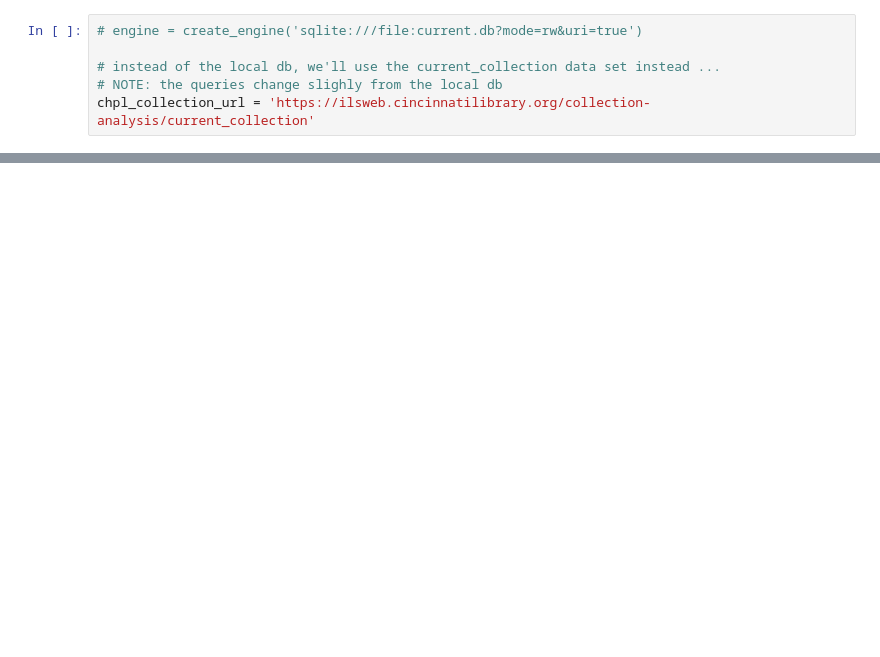
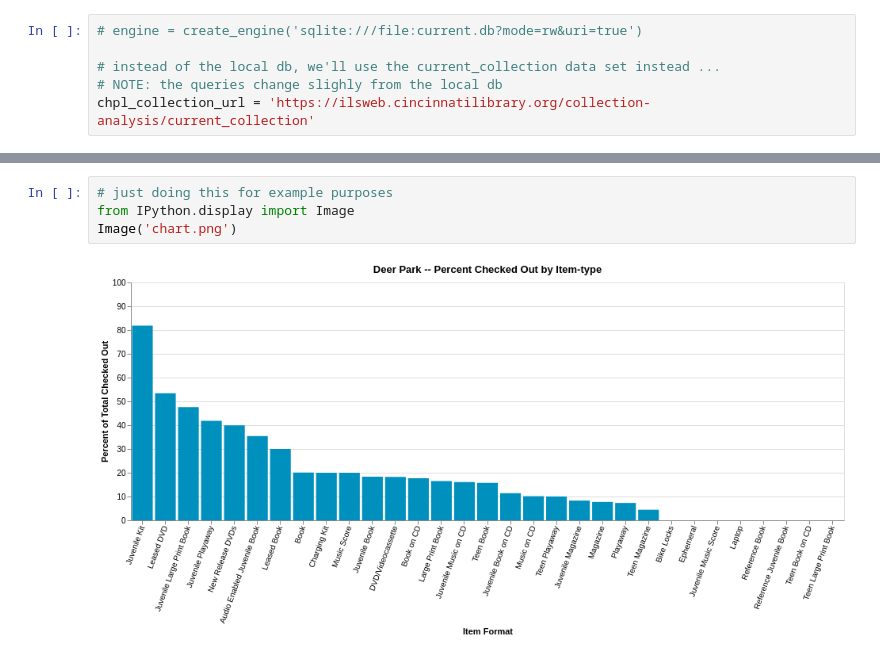
Before and after one commit to cincinnatilibrary/collection-analysis, a Jupyter notebook: reports/google_colab_report_template.ipynb, the cells around one changed output, grey strips where cells are left out. Cells and saved outputs as stored; diff of their text form; blank space fills up the shorter version.

```diff
--- a/reports/google_colab_report_template.ipynb
+++ b/reports/google_colab_report_template.ipynb
@@ -113,2 +123,8 @@ chart.save(
 # %% [output]
 [interactive output not drawn]
+# %%
+# just doing this for example purposes
+from IPython.display import Image
+Image('chart.png')
+# %% [output]
+[figure, added]
```
Also changed, not shown: parts of 3 cells of this notebook.
